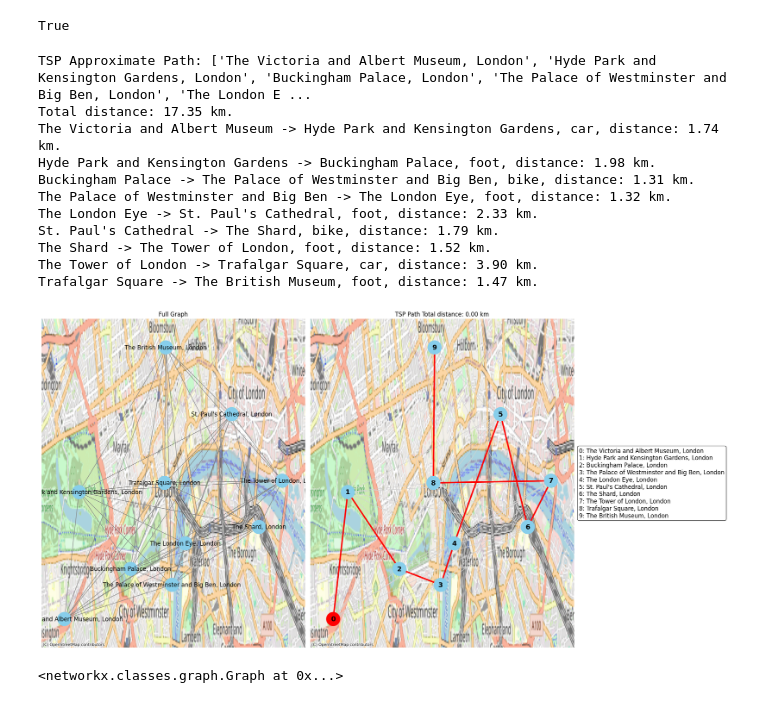
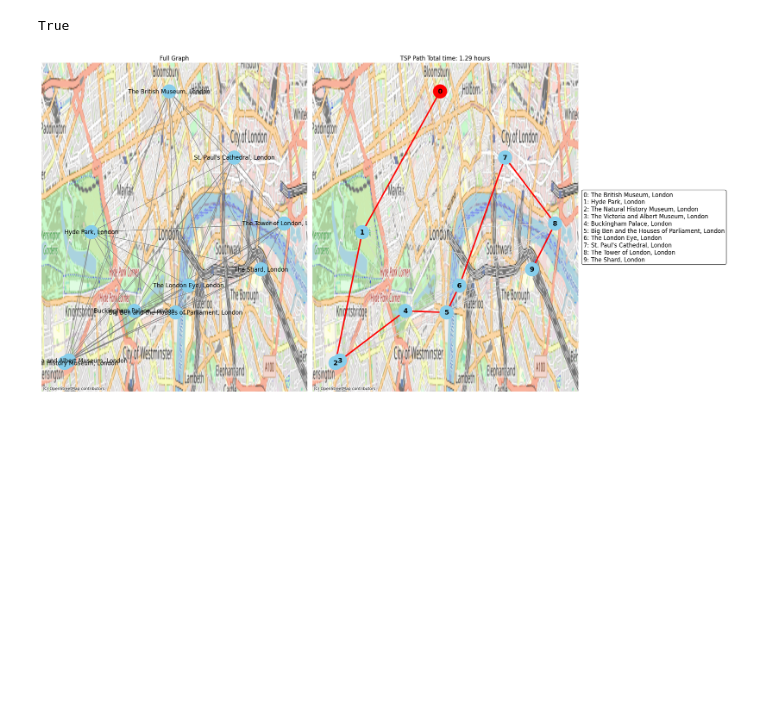
Before and after one commit to gabriellelittle1/LLM-TSP, a Jupyter notebook: main.ipynb, the cells around one changed output. Cells and saved outputs as stored; diff of their text form; code cells hidden in the pictures; blank space fills up the shorter version.

Commit message:
Examples + updated WIP
Example images and txt files of outputs for main.ipynb and wip.ipynb. Cost in WIP is still a placeholder, and results indicate there might be a deeper error.

```diff
--- a/main.ipynb
+++ b/main.ipynb
@@ -254,52 +254,45 @@ def build_graph(d, nodes, p):
 
     return G, labels
 # %%
-def solve_graph(G, p, labels, original_nodes, d, cycle = False):
-
+def solve_graph(G, p, labels, original_nodes, d, cycle=False, name = None):
     """ A function to solve the graph using the TSP algorithm from networkx.
         The function returns the approximate path, and the total cost of the path.
     """
 
+    # Calculate the TSP path and total cost
     tsp_path = traveling_salesman_problem(G, weight='weight', cycle=cycle)
     total_cost = sum(G[tsp_path[i]][tsp_path[i + 1]]['weight'] for i in range(len(tsp_path) - 1))
+
     priority_names = ['time', 'distance', 'cost']
     priority_units = ['hours', 'km', 'local currency']
 
-    print("TSP Approximate Path:", [labels[node] for node in tsp_path])
-    print(f"Total {priority_names[p]}: {total_cost:.2f} {priority_units[p]}.")
+    # Open the file for writing
+    if name:
+        with open(f"{name}.txt", 'w') as f:
+            # Write TSP Path and total cost to file
+            f.write(f"TSP Approximate Path: {[labels[node] for node in tsp_path]}\n")
+            f.write(f"Total {priority_names[p]}: {total_cost:.2f} {priority_units[p]}.\n")
 
-    p_str = ['t_priority', 'd_priority', 'c_priority'][p]
+            p_str = ['t_priority', 'd_priority', 'c_priority'][p]
 
-    # Modes
-    for journey in range(len(tsp_path) - 1):
-        if tsp_path[journey + 1] < tsp_path[journey]:
-            print(f"{original_nodes[tsp_path[journey]]} -> {original_nodes[tsp_path[journey + 1]]}, {d[tsp_path[journey + 1]][tsp_path[journey]][p_str][0]}, {priority_names[p]}: {d[tsp_path[journey + 1]][tsp_path[journey]][p_str][1]:.2f} {priority_units[p]}.")
-        else:
-            print(f"{original_nodes[tsp_path[journey]]} -> {original_nodes[tsp_path[journey + 1]]}, {d[tsp_path[journey]][tsp_path[journey + 1]][p_str][0]}, {priority_names[p]}: {d[tsp_path[journey]][tsp_path[journey + 1]][p_str][1]:.2f} {priority_units[p]}.")
+            # Write the modes of transportation between nodes to the file
+            for journey in range(len(tsp_path) - 1):
+                if tsp_path[journey + 1] < tsp_path[journey]:
+                    f.write(f"{original_nodes[tsp_path[journey]]} -> {original_nodes[tsp_path[journey + 1]]}, {d[tsp_path[journey + 1]][tsp_path[journey]][p_str][0]}, {priority_names[p]}: {d[tsp_path[journey + 1]][tsp_path[journey]][p_str][1]:.2f} {priority_units[p]}.\n")
+                else:
+                    f.write(f"{original_nodes[tsp_path[journey]]} -> {original_nodes[tsp_path[journey + 1]]}, {d[tsp_path[journey]][tsp_path[journey + 1]][p_str][0]}, {priority_names[p]}: {d[tsp_path[journey]][tsp_path[journey + 1]][p_str][1]:.2f} {priority_units[p]}.\n")
 
     return tsp_path, total_cost
 # %%
 location = "London" # Choose a continent, country, city, town
 number = 10 # This must be <= 10
 node_type = "landmarks" # Choose location type, e.g. landmarks, towns, cities, countries
-priority = "distance" # one of [time, distance]
+priority = "time" # one of [time, distance]
 
 original_nodes, nodes, p = get_location(location, number, node_type, priority)
 d, positions = get_distances(nodes, len(nodes), p)
 G, labels = build_graph(d, nodes, p)
-tsp_path, total_cost = solve_graph(G, p, labels, original_nodes, d, cycle = False)  # set cycle to true if circular route is desired
-plot_graph_and_path(G, tsp_path, positions, nodes, total_cost, p, map = True)
+tsp_path, total_cost = solve_graph(G, p, labels, original_nodes, d, cycle = False, name = "time")  # set cycle to true if circular route is desired
+plot_graph_and_path(G, tsp_path, positions, nodes, total_cost, p, map = True, name = "time.png")
 # %% [output]
-TSP Approximate Path: ['The Victoria and Albert Museum, London', 'Hyde Park and Kensington Gardens, London', 'Buckingham Palace, London', 'The Palace of Westminster and Big Ben, London', 'The London E ...
-Total distance: 17.35 km.
-The Victoria and Albert Museum -> Hyde Park and Kensington Gardens, car, distance: 1.74 km.
-Hyde Park and Kensington Gardens -> Buckingham Palace, foot, distance: 1.98 km.
-Buckingham Palace -> The Palace of Westminster and Big Ben, bike, distance: 1.31 km.
-The Palace of Westminster and Big Ben -> The London Eye, foot, distance: 1.32 km.
-The London Eye -> St. Paul's Cathedral, foot, distance: 2.33 km.
-St. Paul's Cathedral -> The Shard, bike, distance: 1.79 km.
-The Shard -> The Tower of London, foot, distance: 1.52 km.
-The Tower of London -> Trafalgar Square, car, distance: 3.90 km.
-Trafalgar Square -> The British Museum, foot, distance: 1.47 km.
-[figure, old version]
+[figure, new version]
-<networkx.classes.graph.Graph at 0x...>
```
Also changed, not shown: parts of 1 cell of this notebook, 40 other files.
